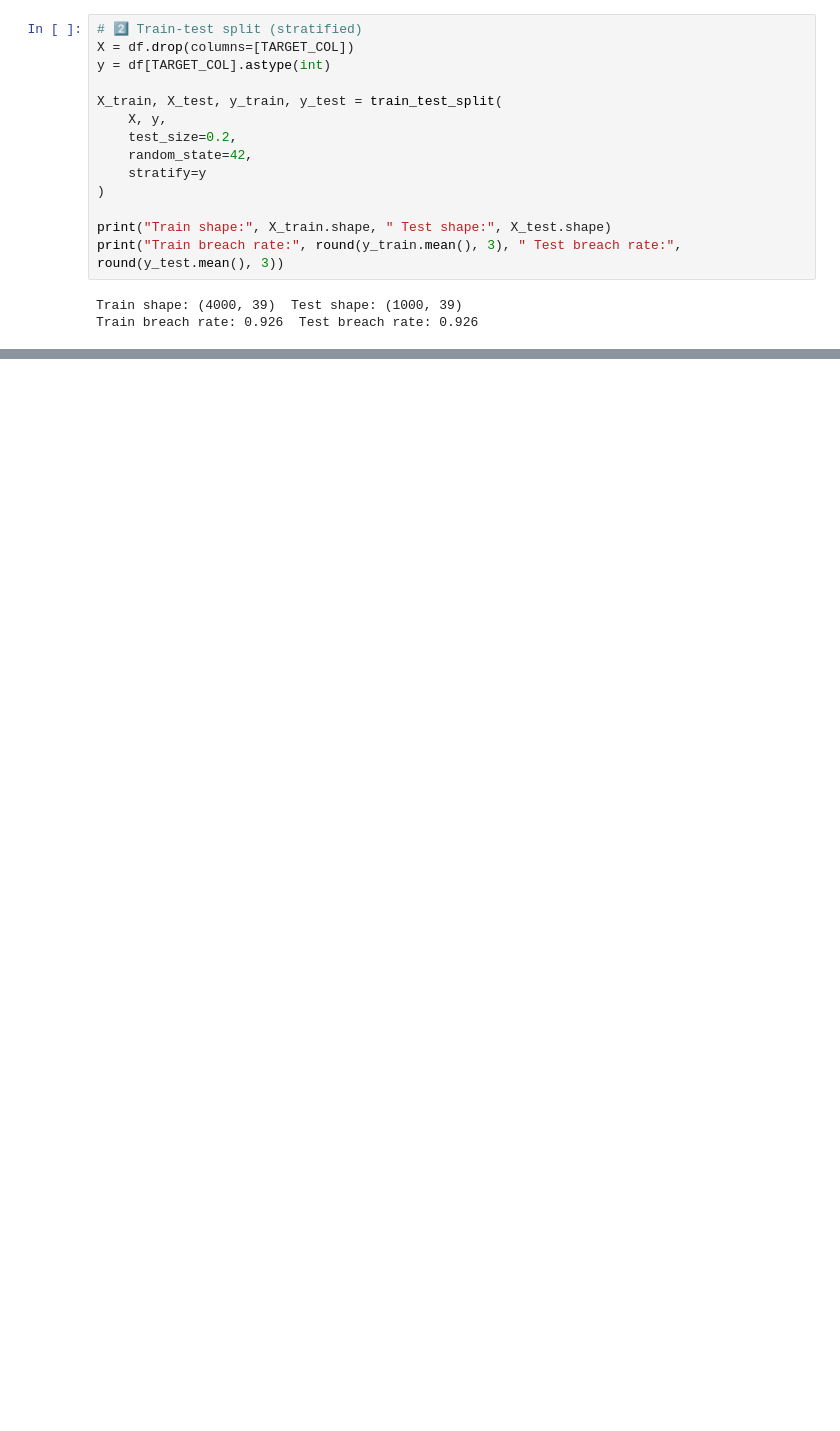
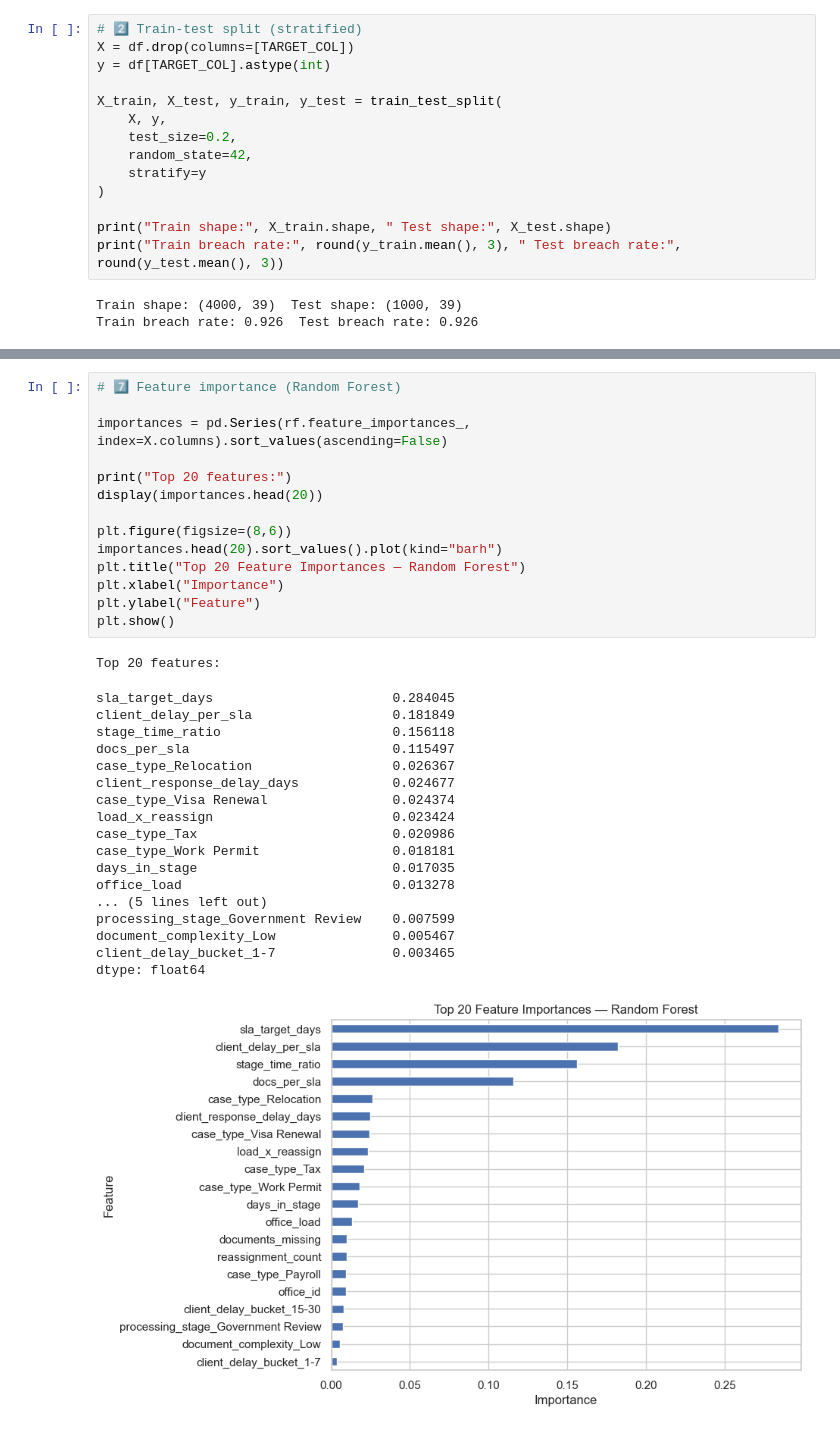
Before and after one commit to loictiemani/sla-risk-prediction, a Jupyter notebook: notebooks/03_modeling.ipynb, the cells around one changed output, grey strips where cells are left out. Saved outputs shown, nothing was run; the diff lists cells and outputs as text; blank space fills up the shorter version.

```diff
--- a/notebooks/03_modeling.ipynb
+++ b/notebooks/03_modeling.ipynb
@@ -91,0 +254,34 @@ Train breach rate: 0.926  Test breach rate: 0.926
+# %%
+# 7️⃣ Feature importance (Random Forest)
+
+importances = pd.Series(rf.feature_importances_, index=X.columns).sort_values(ascending=False)
+
+print("Top 20 features:")
+display(importances.head(20))
+
+plt.figure(figsize=(8,6))
+importances.head(20).sort_values().plot(kind="barh")
+plt.title("Top 20 Feature Importances — Random Forest")
+plt.xlabel("Importance")
+plt.ylabel("Feature")
+plt.show()
+# %% [output]
+Top 20 features:
+sla_target_days                       0.284045
+client_delay_per_sla                  0.181849
+stage_time_ratio                      0.156118
+docs_per_sla                          0.115497
+case_type_Relocation                  0.026367
+client_response_delay_days            0.024677
+case_type_Visa Renewal                0.024374
+load_x_reassign                       0.023424
+case_type_Tax                         0.020986
+case_type_Work Permit                 0.018181
+days_in_stage                         0.017035
+office_load                           0.013278
+... (5 lines left out)
+processing_stage_Government Review    0.007599
+document_complexity_Low               0.005467
+client_delay_bucket_1-7               0.003465
+dtype: float64
+[figure, added]
```
Also changed, not shown: parts of 8 cells of this notebook, 1 other file.
